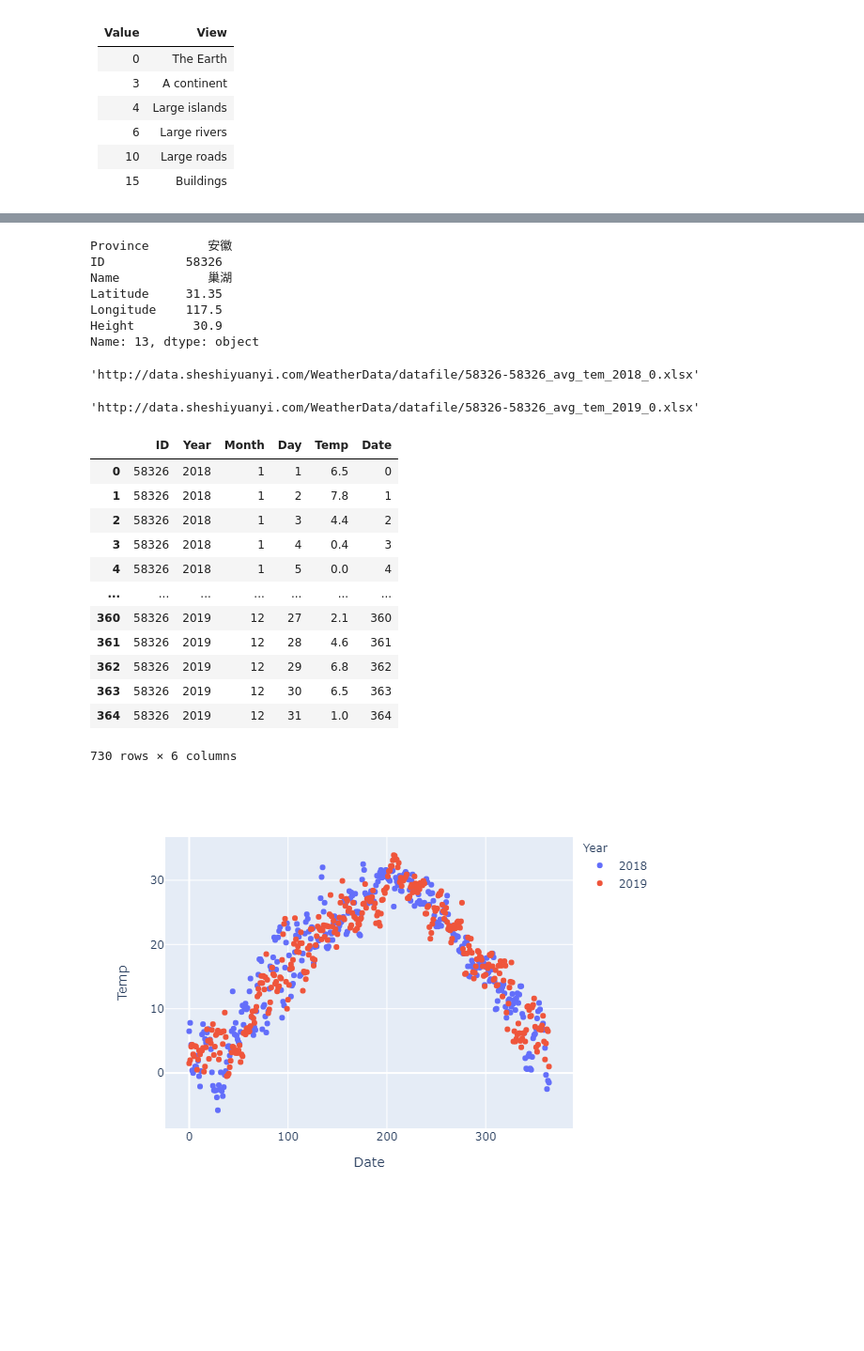
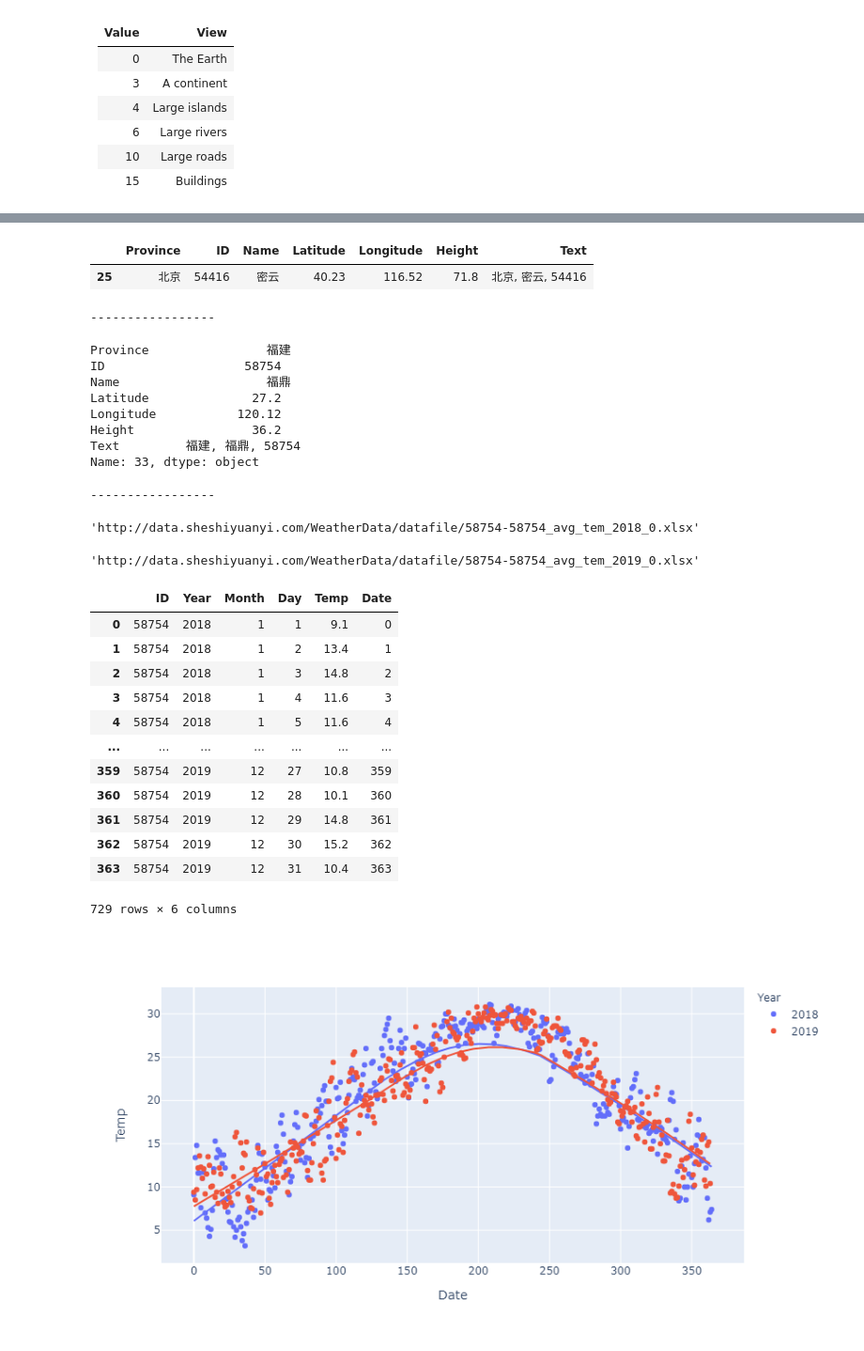
Before and after one commit to listenzcc/GeoChina, a Jupyter notebook: Temperature/notebook.ipynb, the cells around one changed output, grey strips where cells are left out. Shown: that part at 94% size. Cells and saved outputs as stored; diff of their text form; code cells hidden in the pictures; blank space fills up the shorter version.

```diff
--- a/Temperature/notebook.ipynb
+++ b/Temperature/notebook.ipynb
@@ -49,7 +49,10 @@ It will COST TIMES to generate report, so disabling is the RECOMMENDED option.
 # %%
 locations = pd.read_html(locations_url)[0]
 locations.columns = ['Province', 'ID', 'Name', 'Latitude', 'Longitude', 'Height']
+# Fix Known Issue,
+# use height - 10000 if height is greater than 10000
 locations.Height = locations.Height.map(lambda e: e % 10000)
+locations['ID'] = locations['ID'].astype(str)
 display(locations)
 
 if override or not os.path.exists(filename):
@@ -89,12 +92,14 @@ At zoom level (Value), You can see (View)
 |10| Large roads    |
 |15| Buildings    |
 # %%
+locations['Text'] = locations[['Province', 'Name', 'ID']].apply(', '.join, axis=1)
 fig = px.scatter_mapbox(
     locations,
     lon='Longitude',
     lat='Latitude',
     color='Province',
-    size='Height',
+#     size=3,
+    hover_name='Text',
     zoom=2,
     height=300
 )
@@ -148,51 +168,69 @@ def fetch_data(ID, year):
+# %%
+locations.query('ID=="54416"')
+# %% [output]
+|  | Province | ID | Name | Latitude | Longitude | Height | Text |
+| 25 | 北京 | 54416 | 密云 | 40.23 | 116.52 | 71.8 | 北京, 密云, 54416 |
 # %%
-# iloc = 26
-iloc = 13
-series = locations.iloc[iloc]
+def get_series_by_ID(ID):
+    return locations.query(f'ID=="{ID}"').iloc[0]
+
+def get_series_by_iloc(iloc):
+    return locations.iloc[iloc]
+
+series = get_series_by_iloc(33)
+# series = get_series_by_ID(54416)
+print('-----------------')
 display(series)
+print('-----------------')
+
 ID = series['ID']
 t2018 = fetch_data(ID, 2018)
 t2019 = fetch_data(ID, 2019)
 t = pd.concat([t2018, t2019])
 
 def foo(e):
     # Cancel incorrect values
     if e > 100:
         return np.nan
     return e
 t.Temp = t.Temp.map(foo)
+t['Year'] = t['Year'].astype(str)
+# t['Month'] = t['Month'].astype(str)
 t['Date'] = t.index
-t['Year'] = t['Year'].astype(str)
 display(t)
 
 fig = px.scatter(
     t,
     x='Date',
     y='Temp',
     color='Year',
+    trendline='lowess',
 )
 fig.show()
 # %% [output]
-Province        安徽
-ID           58326
-Name            巢湖
-Latitude     31.35
-Longitude    117.5
-Height        30.9
-Name: 13, dtype: object
+-----------------
-'http://data.sheshiyuanyi.com/WeatherData/datafile/58326-58326_avg_tem_2018_0.xlsx'
+Province                福建
+ID                   58754
+Name                    福鼎
+Latitude              27.2
+Longitude           120.12
+Height                36.2
+Text         福建, 福鼎, 58754
+Name: 33, dtype: object
-'http://data.sheshiyuanyi.com/WeatherData/datafile/58326-58326_avg_tem_2019_0.xlsx'
+-----------------
+'http://data.sheshiyuanyi.com/WeatherData/datafile/58754-58754_avg_tem_2018_0.xlsx'
+'http://data.sheshiyuanyi.com/WeatherData/datafile/58754-58754_avg_tem_2019_0.xlsx'
 |  | ID | Year | Month | Day | Temp | Date |
-| 0 | 58326 | 2018 | 1 | 1 | 6.5 | 0 |
-| 1 | 58326 | 2018 | 1 | 2 | 7.8 | 1 |
-| 2 | 58326 | 2018 | 1 | 3 | 4.4 | 2 |
-| 3 | 58326 | 2018 | 1 | 4 | 0.4 | 3 |
-| 4 | 58326 | 2018 | 1 | 5 | 0.0 | 4 |
+| 0 | 58754 | 2018 | 1 | 1 | 9.1 | 0 |
+| 1 | 58754 | 2018 | 1 | 2 | 13.4 | 1 |
+| 2 | 58754 | 2018 | 1 | 3 | 14.8 | 2 |
+| 3 | 58754 | 2018 | 1 | 4 | 11.6 | 3 |
+| 4 | 58754 | 2018 | 1 | 5 | 11.6 | 4 |
 | ... | ... | ... | ... | ... | ... | ... |
-| 360 | 58326 | 2019 | 12 | 27 | 2.1 | 360 |
-| 361 | 58326 | 2019 | 12 | 28 | 4.6 | 361 |
-| 362 | 58326 | 2019 | 12 | 29 | 6.8 | 362 |
-| 363 | 58326 | 2019 | 12 | 30 | 6.5 | 363 |
-| 364 | 58326 | 2019 | 12 | 31 | 1.0 | 364 |
+| 359 | 58754 | 2019 | 12 | 27 | 10.8 | 359 |
+| 360 | 58754 | 2019 | 12 | 28 | 10.1 | 360 |
+| 361 | 58754 | 2019 | 12 | 29 | 14.8 | 361 |
+| 362 | 58754 | 2019 | 12 | 30 | 15.2 | 362 |
+| 363 | 58754 | 2019 | 12 | 31 | 10.4 | 363 |
-730 rows × 6 columns
+729 rows × 6 columns
-[figure, old version]
+[figure, new version]
```
Also changed, not shown: parts of 3 cells of this notebook, 1 other file.
